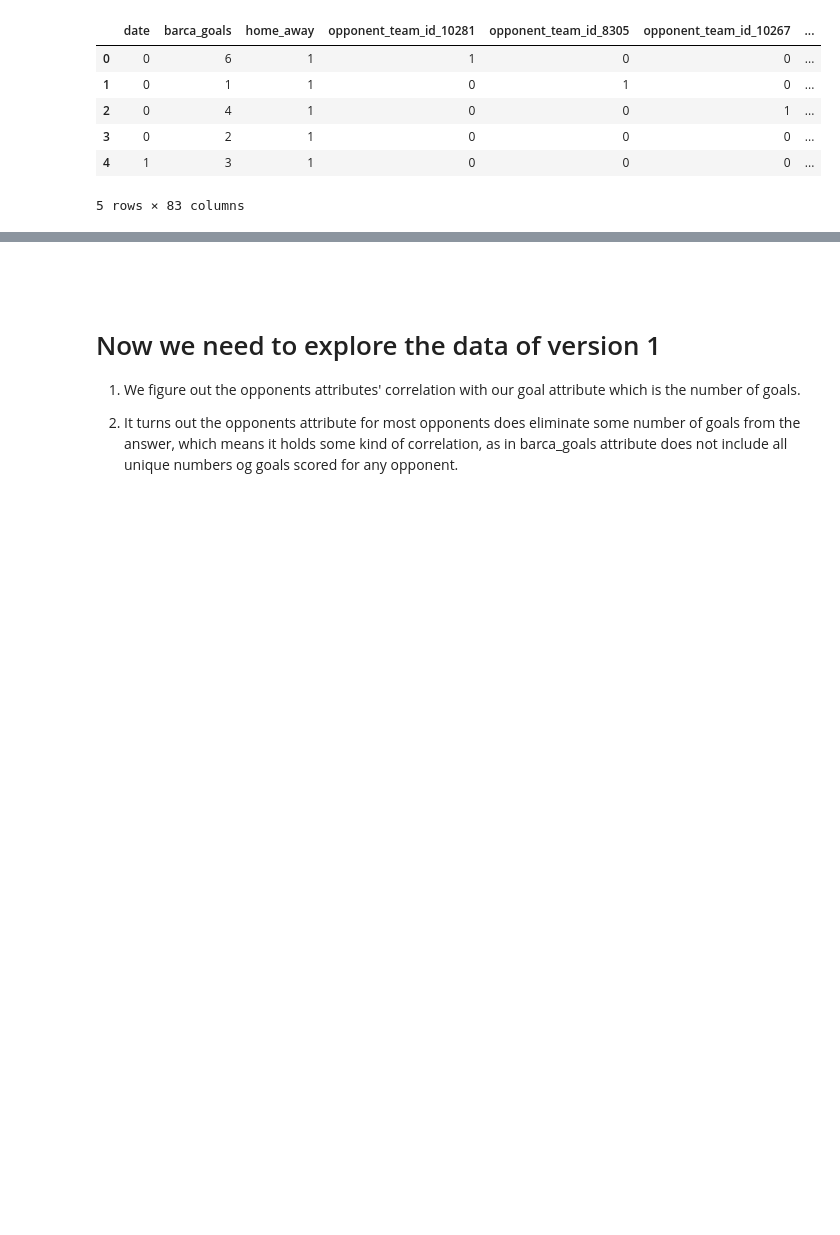
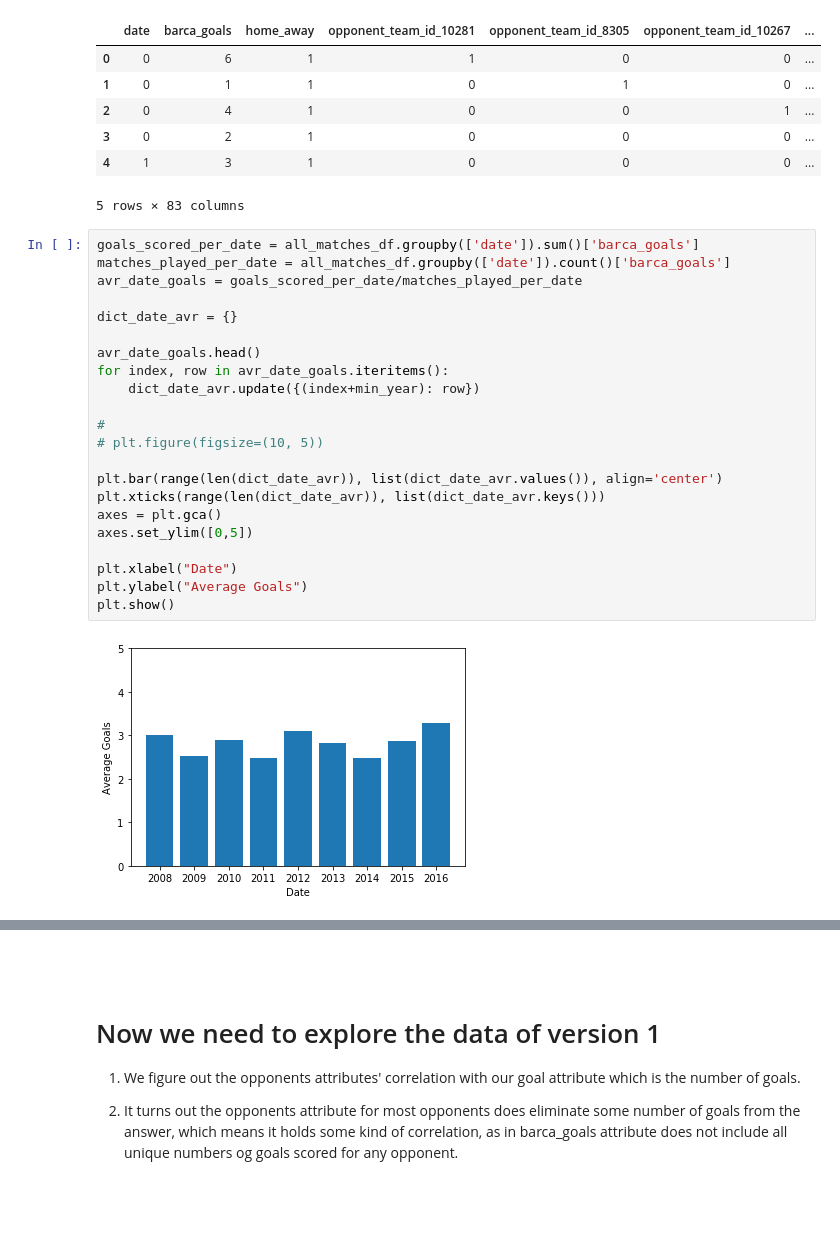
Before and after one commit to AnwarLabib/FC-Barcelona-Goal-Prediction, a Jupyter notebook: data_cleaning.ipynb, the cells around one changed output, grey strips where cells are left out. Drawn from its saved outputs; the diff is of its cells as text; blank space fills up the shorter version.

```diff
--- a/data_cleaning.ipynb
+++ b/data_cleaning.ipynb
@@ -307,3 +328,27 @@ all_matches_df_v2.head()
 | 3 | 0 | 2 | 1 | 0 | 0 | 0 | ... |
 | 4 | 1 | 3 | 1 | 0 | 0 | 0 | ... |
 5 rows × 83 columns
+# %%
+goals_scored_per_date = all_matches_df.groupby(['date']).sum()['barca_goals']
+matches_played_per_date = all_matches_df.groupby(['date']).count()['barca_goals']
+avr_date_goals = goals_scored_per_date/matches_played_per_date
+
+dict_date_avr = {}
+
+avr_date_goals.head()
+for index, row in avr_date_goals.iteritems():
+    dict_date_avr.update({(index+min_year): row})
+
+#
+# plt.figure(figsize=(10, 5))
+
+plt.bar(range(len(dict_date_avr)), list(dict_date_avr.values()), align='center')
+plt.xticks(range(len(dict_date_avr)), list(dict_date_avr.keys()))
+axes = plt.gca()
+axes.set_ylim([0,5])
+
+plt.xlabel("Date")
+plt.ylabel("Average Goals")
+plt.show()
+# %% [output]
+[figure, added]
```
Also changed, not shown: parts of 14 cells of this notebook.
